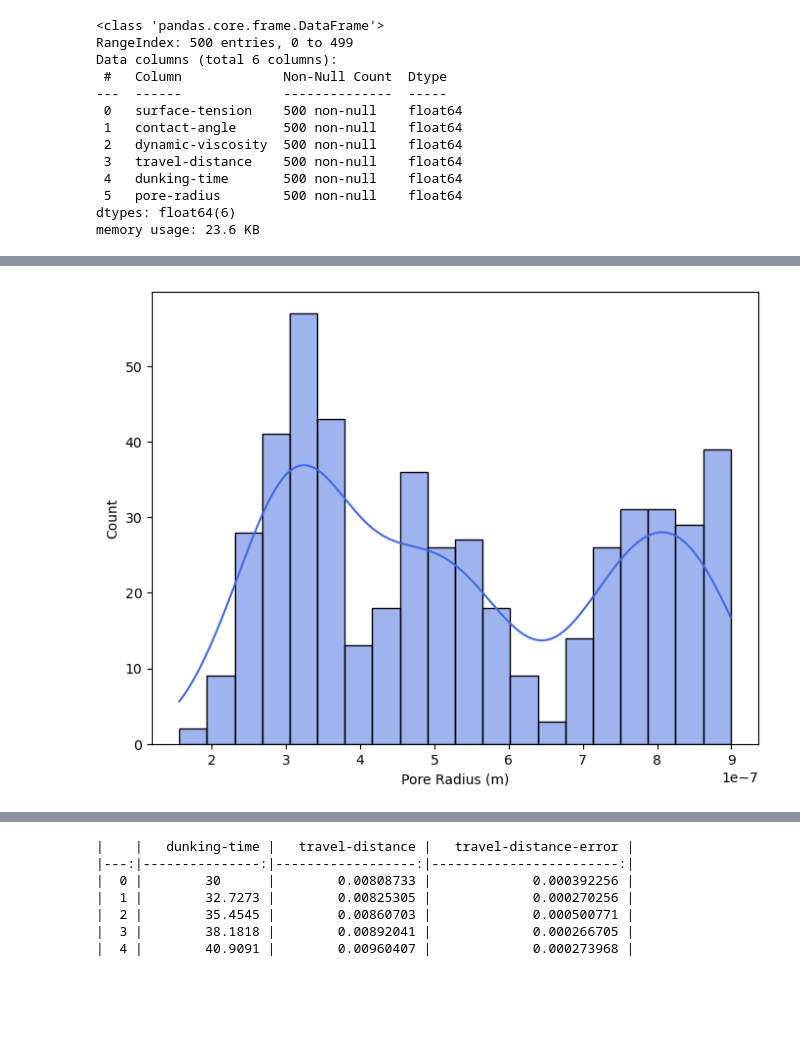
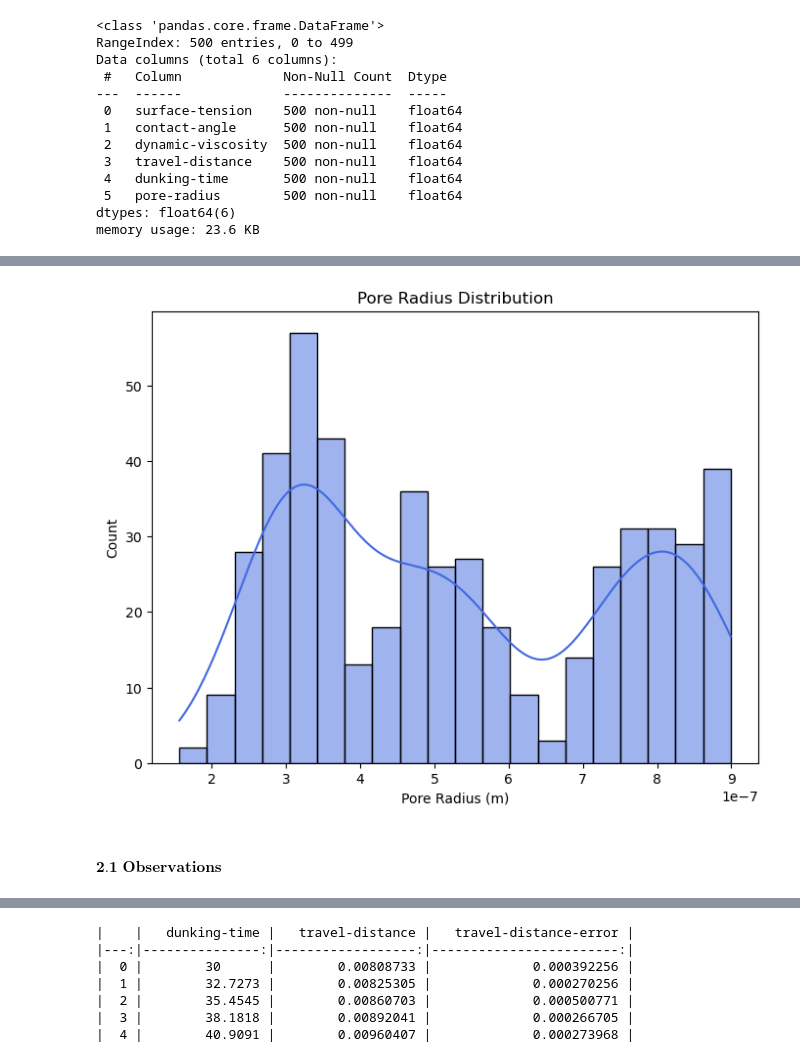
Before and after one commit to Pavan365/Biscuit-Dunking-Project, a Jupyter notebook: src/data-exploration/exploration.ipynb, the cells around one changed output, grey strips where cells are left out. Saved outputs shown, nothing was run; the diff lists cells and outputs as text; code cells hidden in the pictures; blank space fills up the shorter version.

```diff
--- a/src/data-exploration/exploration.ipynb
+++ b/src/data-exploration/exploration.ipynb
@@ -231,19 +286,22 @@ plt.show()
 # %%
 # Plot the distribution of pore-radius values.
 fig, ax = plt.subplots(figsize=(8, 6))
 
 # Plot the data.
 sns.histplot(data=microscope,
              x="pore-radius",
              bins=20,
              kde=True,
              color="royalblue",
              ax=ax)
 
 # Set the labels.
+ax.set_title("Pore Radius Distribution")
 ax.set_xlabel("Pore Radius (m)")
 ax.set_ylabel("Count")
 
 plt.show()
 # %% [output]
-[figure, old version]
+[figure, new version]
+# %% [markdown]
+#### $\textbf{2.1 Observations}$
```
Also changed, not shown: parts of 25 cells of this notebook.
